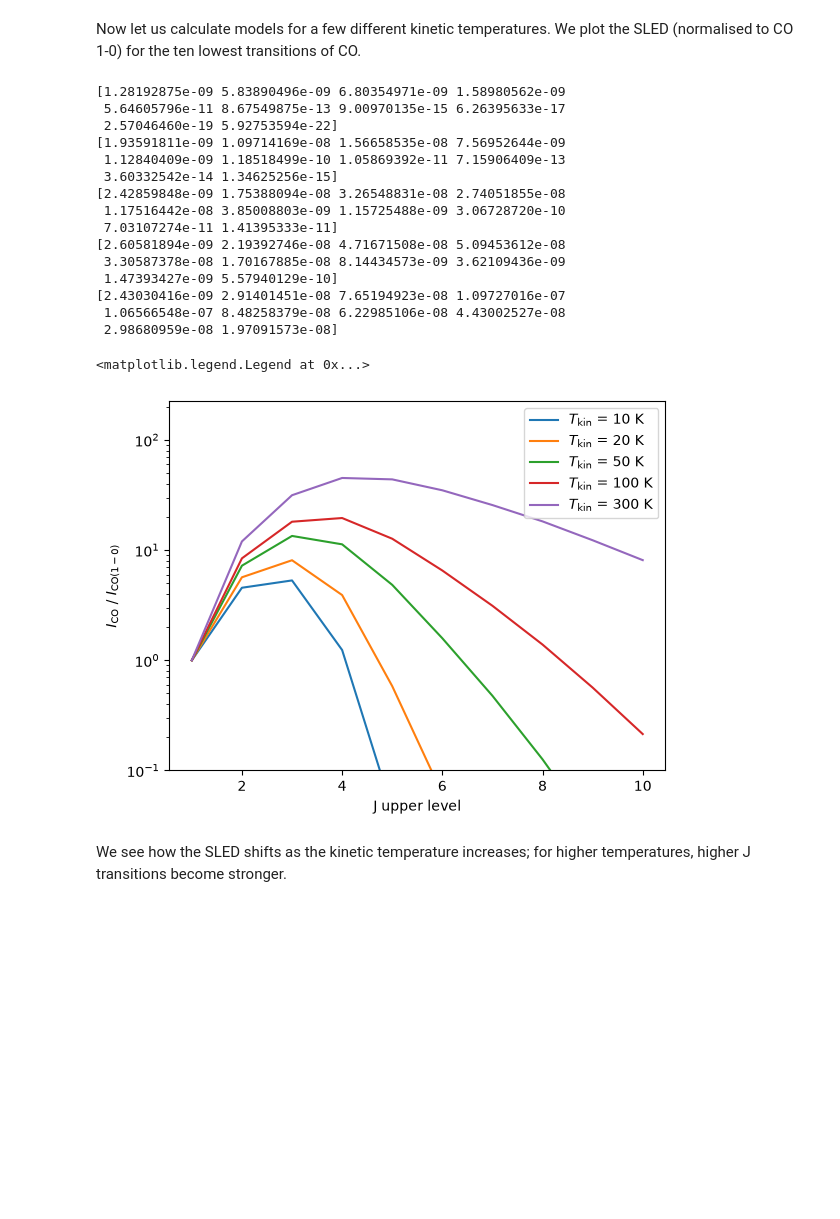
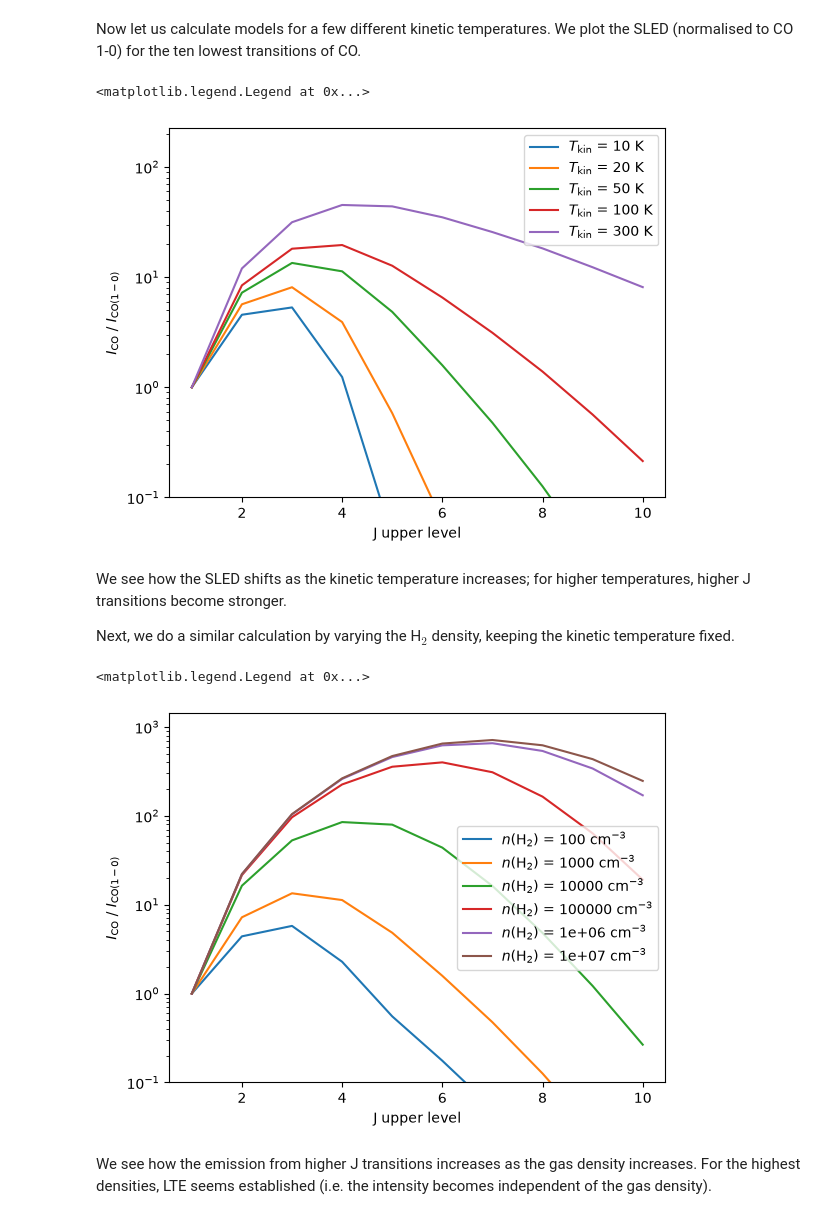
Before and after one commit to gica3618/pythonradex, a Jupyter notebook: docs/notebooks/CO_SLED.ipynb, the cells around one changed output. Drawn from its saved outputs; the diff is of its cells as text; code cells hidden in the pictures; blank space fills up the shorter version.

Commit message:
SLED example

```diff
--- a/docs/notebooks/CO_SLED.ipynb
+++ b/docs/notebooks/CO_SLED.ipynb
@@ -59,7 +59,6 @@ for Tkin in Tkin_values:
     source.solve_radiative_transfer()
     intensities = source.frequency_integrated_emission(
                       output_type="intensity", transitions=transition_indices)
-    print(intensities)
     SLED = intensities / intensities[0] #normalise by J=1-0
     ax.plot(J_upper,SLED,label=rf"$T_\mathrm{{kin}}$ = {Tkin} K")
 
@@ -69,22 +68,34 @@ ax.set_yscale("log")
 ax.set_ylim(ymin=0.1)
 ax.legend(loc="best")
 # %% [output]
-[1.28192875e-09 5.83890496e-09 6.80354971e-09 1.58980562e-09
- 5.64605796e-11 8.67549875e-13 9.00970135e-15 6.26395633e-17
- 2.57046460e-19 5.92753594e-22]
-[1.93591811e-09 1.09714169e-08 1.56658535e-08 7.56952644e-09
- 1.12840409e-09 1.18518499e-10 1.05869392e-11 7.15906409e-13
- 3.60332542e-14 1.34625256e-15]
-[2.42859848e-09 1.75388094e-08 3.26548831e-08 2.74051855e-08
- 1.17516442e-08 3.85008803e-09 1.15725488e-09 3.06728720e-10
- 7.03107274e-11 1.41395333e-11]
-[2.60581894e-09 2.19392746e-08 4.71671508e-08 5.09453612e-08
- 3.30587378e-08 1.70167885e-08 8.14434573e-09 3.62109436e-09
- 1.47393427e-09 5.57940129e-10]
-[2.43030416e-09 2.91401451e-08 7.65194923e-08 1.09727016e-07
- 1.06566548e-07 8.48258379e-08 6.22985106e-08 4.43002527e-08
- 2.98680959e-08 1.97091573e-08]
+<matplotlib.legend.Legend at 0x...>
-<matplotlib.legend.Legend at 0x...>
 [figure]
 # %% [markdown]
 We see how the SLED shifts as the kinetic temperature increases; for higher temperatures, higher J transitions become stronger.
+
+Next, we do a similar calculation by varying the H$_2$ density, keeping the kinetic temperature fixed.
+# %%
+nH2_values = 10**np.arange(2,8) / constants.centi**3
+source.update_parameters(Tkin=50) #fix the temperature
+
+fig,ax = plt.subplots()
+
+for nH2 in nH2_values:
+    collider_densities = {"para-H2": nH2/2,"ortho-H2": nH2/2,}
+    source.update_parameters(collider_densities=collider_densities)
+    source.solve_radiative_transfer()
+    intensities = source.frequency_integrated_emission(
+                      output_type="intensity", transitions=transition_indices)
+    SLED = intensities / intensities[0] #normalise by J=1-0
+    ax.plot(J_upper,SLED,label=rf"$n(\mathrm{{H}}_2)$ = {nH2/constants.centi**-3:g} cm$^{{-3}}$")
+
+ax.set_xlabel("J upper level")
+ax.set_ylabel(r"$I_\mathrm{CO}$ / $I_\mathrm{CO (1-0)}$")
+ax.set_yscale("log")
+ax.set_ylim(ymin=0.1)
+ax.legend(loc="best")
+# %% [output]
+<matplotlib.legend.Legend at 0x...>
+[figure, added]
+# %% [markdown]
+We see how the emission from higher J transitions increases as the gas density increases. For the highest densities, LTE seems established (i.e. the intensity becomes independent of the gas density).
```
Also changed, not shown: parts of 1 cell of this notebook.
